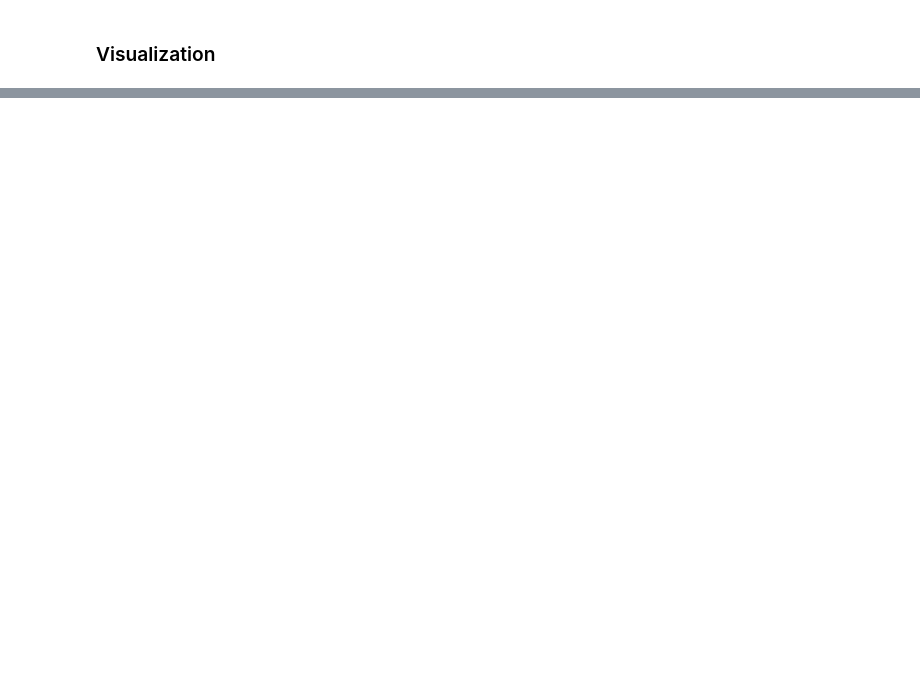
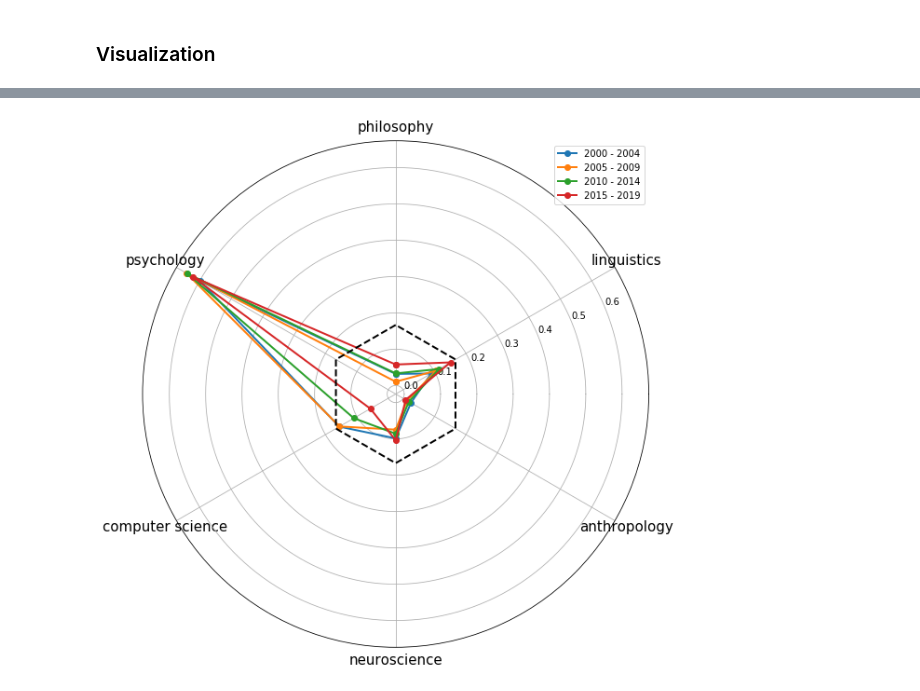
Before and after one commit to rdgao/WH2CogSci, a Jupyter notebook: parsing/JCogSci_hexagon.ipynb, the cells around one changed output, grey strips where cells are left out. Cells and saved outputs as stored; diff of their text form; code cells hidden in the pictures; blank space fills up the shorter version.

```diff
--- a/parsing/JCogSci_hexagon.ipynb
+++ b/parsing/JCogSci_hexagon.ipynb
@@ -199,0 +182,26 @@ ax.set_xticklabels(hex_collapsed.keys(), fontsize=15);
+# %%
+## do hexagon by different years
+columns_plot = ['philosophy', 'psychology', 'computer science', 'neuroscience','anthropology', 'linguistics']
+year_ranges = [2000, 2005, 2010, 2015, 2020]
+
+fig = plt.figure(figsize=(10,10))
+ax = fig.add_subplot(1, 1, 1, polar=True)
+# create the radial points
+theta = (np.linspace(0, np.pi*2-np.pi*2/len(hex_collapsed), len(hex_collapsed))+np.pi/2.)%(np.pi*2)
+theta_app = np.append(theta, theta[0])
+
+for i in range(len(year_ranges)-1):
+    pd_subset = pd_concat[np.logical_and(pd_concat['year']>=year_ranges[i], pd_concat['year']<year_ranges[i+1])]
+    hex_normed_subset = pd_subset[columns[:-2]].div(pd_subset['total'], axis='rows')
+    hex_collapsed = hex_normed_subset.sum()[columns_plot]/hex_normed_subset.sum()[columns_plot].sum()
+
+    # plot
+    ax.plot(theta_app, np.append(hex_collapsed, hex_collapsed[0]), '-o', lw=2, label='%i - %i'%(year_ranges[i],year_ranges[i+1]-1), alpha=1)
+
+plt.legend()
+# plot uniform distribution
+ax.plot(theta_app, np.ones(len(theta)+1)/len(theta), 'k--',lw=2)
+ax.set_xticks(theta)
+ax.set_xticklabels(hex_collapsed.keys(), fontsize=15);
+# %% [output]
+[figure, added]
```
Also changed, not shown: parts of 9 cells of this notebook, 2 other files.
